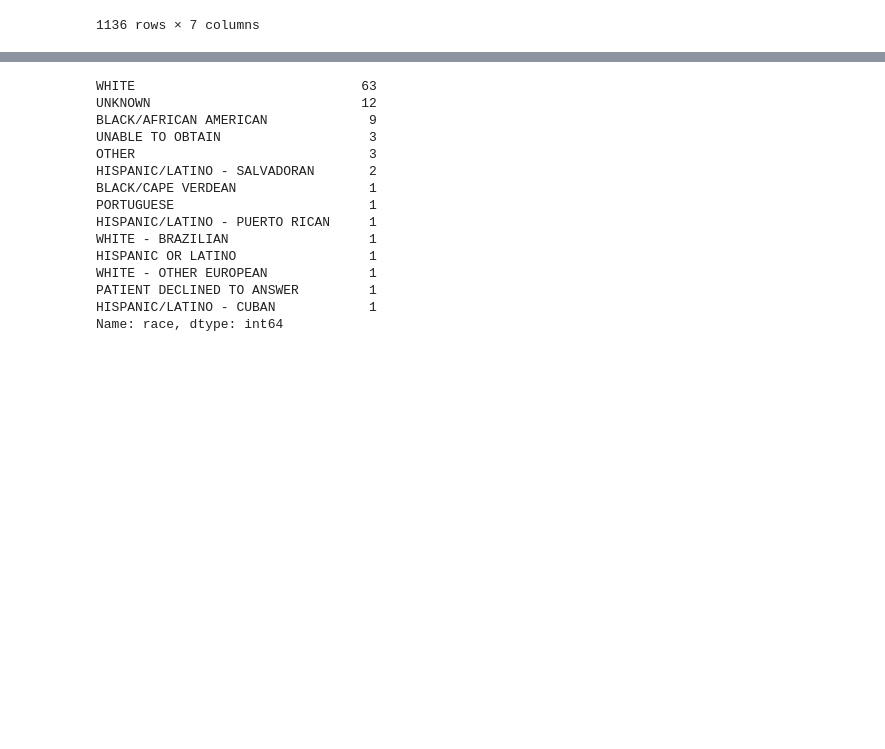
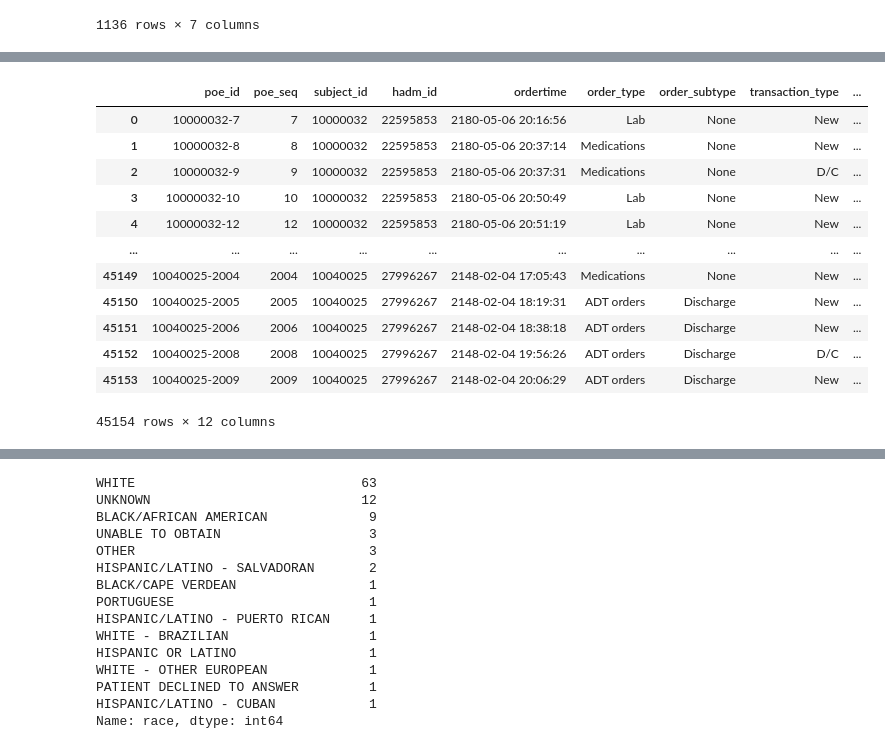
Before and after one commit to kkkarnav/MIMIC, a Jupyter notebook: 1_data_creation.ipynb, the cells around one changed output, grey strips where cells are left out. Saved outputs shown, nothing was run; the diff lists cells and outputs as text; code cells hidden in the pictures; blank space fills up the shorter version.

```diff
--- a/1_data_creation.ipynb
+++ b/1_data_creation.ipynb
@@ -172,0 +185,17 @@ Name: careunit, dtype: int64
+# %%
+poe_df = normalize_jsons(df["poe"], ["subject_id", "poe_id", "poe_seq", "ordertime"], ["subject_id", "ordertime", "order_type"])
+poe_df
+# %% [output]
+|  | poe_id | poe_seq | subject_id | hadm_id | ordertime | order_type | order_subtype | transaction_type | ... |
+| 0 | 10000032-7 | 7 | 10000032 | 22595853 | 2180-05-06 20:16:56 | Lab | None | New | ... |
+| 1 | 10000032-8 | 8 | 10000032 | 22595853 | 2180-05-06 20:37:14 | Medications | None | New | ... |
+| 2 | 10000032-9 | 9 | 10000032 | 22595853 | 2180-05-06 20:37:31 | Medications | None | D/C | ... |
+| 3 | 10000032-10 | 10 | 10000032 | 22595853 | 2180-05-06 20:50:49 | Lab | None | New | ... |
+| 4 | 10000032-12 | 12 | 10000032 | 22595853 | 2180-05-06 20:51:19 | Lab | None | New | ... |
+| ... | ... | ... | ... | ... | ... | ... | ... | ... | ... |
+| 45149 | 10040025-2004 | 2004 | 10040025 | 27996267 | 2148-02-04 17:05:43 | Medications | None | New | ... |
+| 45150 | 10040025-2005 | 2005 | 10040025 | 27996267 | 2148-02-04 18:19:31 | ADT orders | Discharge | New | ... |
+| 45151 | 10040025-2006 | 2006 | 10040025 | 27996267 | 2148-02-04 18:38:18 | ADT orders | Discharge | New | ... |
+| 45152 | 10040025-2008 | 2008 | 10040025 | 27996267 | 2148-02-04 19:56:26 | ADT orders | Discharge | D/C | ... |
+| 45153 | 10040025-2009 | 2009 | 10040025 | 27996267 | 2148-02-04 20:06:29 | ADT orders | Discharge | New | ... |
+45154 rows × 12 columns
```
Also changed, not shown: parts of 9 cells of this notebook.
